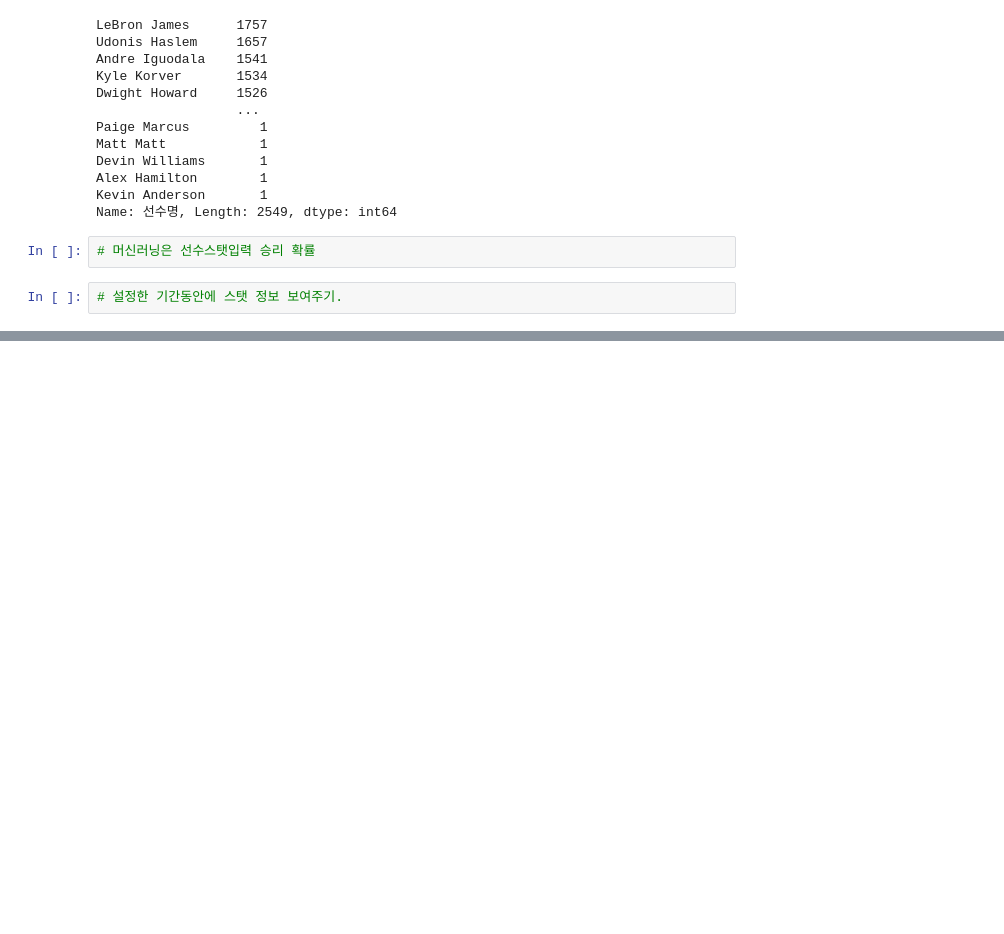
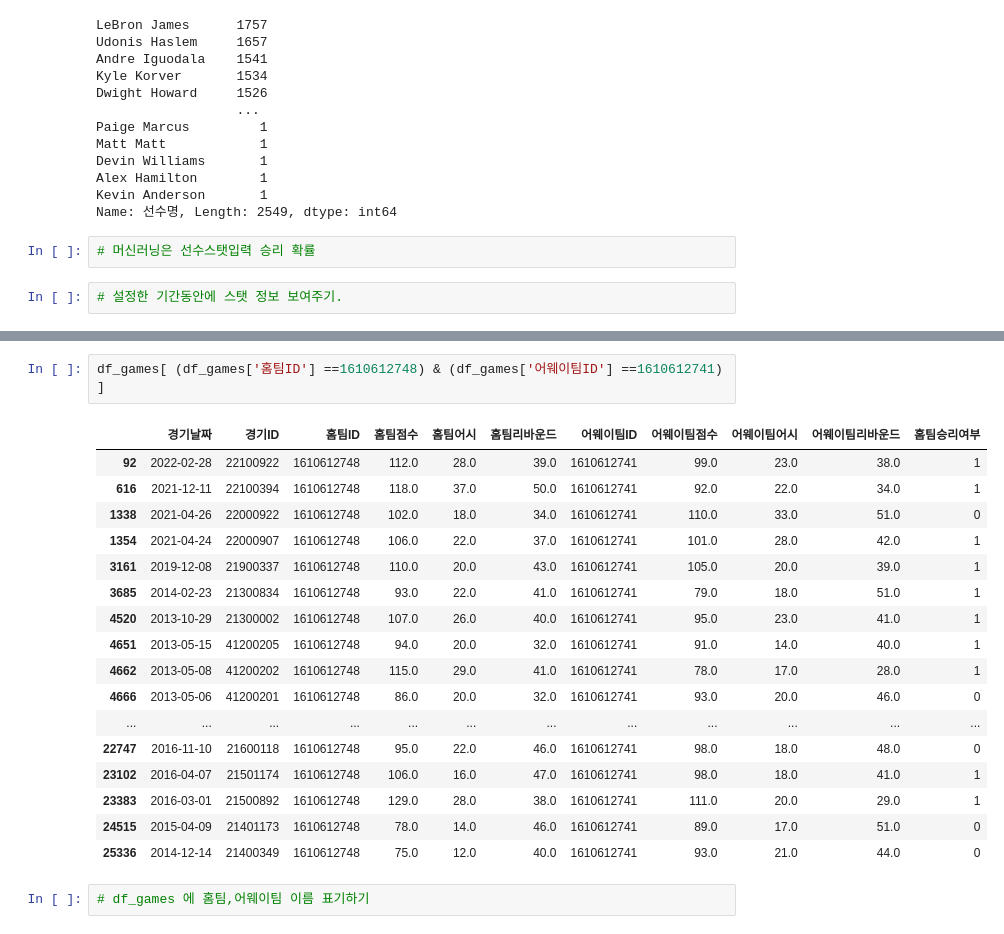
Before and after one commit to JeongUngKim/streamlit_project, a Jupyter notebook: data_analysis.ipynb, the cells around one changed output, grey strips where cells are left out. Saved outputs shown, nothing was run; the diff lists cells and outputs as text; blank space fills up the shorter version.

```diff
--- a/data_analysis.ipynb
+++ b/data_analysis.ipynb
@@ -269,0 +284,22 @@ df_teams.isna().sum()
+# %%
+df_games[ (df_games['홈팀ID'] ==1610612748) & (df_games['어웨이팀ID'] ==1610612741) ]
+# %% [output]
+|  | 경기날짜 | 경기ID | 홈팀ID | 홈팀점수 | 홈팀어시 | 홈팀리바운드 | 어웨이팀ID | 어웨이팀점수 | 어웨이팀어시 | 어웨이팀리바운드 | 홈팀승리여부 |
+| 92 | 2022-02-28 | 22100922 | 1610612748 | 112.0 | 28.0 | 39.0 | 1610612741 | 99.0 | 23.0 | 38.0 | 1 |
+| 616 | 2021-12-11 | 22100394 | 1610612748 | 118.0 | 37.0 | 50.0 | 1610612741 | 92.0 | 22.0 | 34.0 | 1 |
+| 1338 | 2021-04-26 | 22000922 | 1610612748 | 102.0 | 18.0 | 34.0 | 1610612741 | 110.0 | 33.0 | 51.0 | 0 |
+| 1354 | 2021-04-24 | 22000907 | 1610612748 | 106.0 | 22.0 | 37.0 | 1610612741 | 101.0 | 28.0 | 42.0 | 1 |
+| 3161 | 2019-12-08 | 21900337 | 1610612748 | 110.0 | 20.0 | 43.0 | 1610612741 | 105.0 | 20.0 | 39.0 | 1 |
+| 3685 | 2014-02-23 | 21300834 | 1610612748 | 93.0 | 22.0 | 41.0 | 1610612741 | 79.0 | 18.0 | 51.0 | 1 |
+| 4520 | 2013-10-29 | 21300002 | 1610612748 | 107.0 | 26.0 | 40.0 | 1610612741 | 95.0 | 23.0 | 41.0 | 1 |
+| 4651 | 2013-05-15 | 41200205 | 1610612748 | 94.0 | 20.0 | 32.0 | 1610612741 | 91.0 | 14.0 | 40.0 | 1 |
+| 4662 | 2013-05-08 | 41200202 | 1610612748 | 115.0 | 29.0 | 41.0 | 1610612741 | 78.0 | 17.0 | 28.0 | 1 |
+| 4666 | 2013-05-06 | 41200201 | 1610612748 | 86.0 | 20.0 | 32.0 | 1610612741 | 93.0 | 20.0 | 46.0 | 0 |
+| ... | ... | ... | ... | ... | ... | ... | ... | ... | ... | ... | ... |
+| 22747 | 2016-11-10 | 21600118 | 1610612748 | 95.0 | 22.0 | 46.0 | 1610612741 | 98.0 | 18.0 | 48.0 | 0 |
+| 23102 | 2016-04-07 | 21501174 | 1610612748 | 106.0 | 16.0 | 47.0 | 1610612741 | 98.0 | 18.0 | 41.0 | 1 |
+| 23383 | 2016-03-01 | 21500892 | 1610612748 | 129.0 | 28.0 | 38.0 | 1610612741 | 111.0 | 20.0 | 29.0 | 1 |
+| 24515 | 2015-04-09 | 21401173 | 1610612748 | 78.0 | 14.0 | 46.0 | 1610612741 | 89.0 | 17.0 | 51.0 | 0 |
+| 25336 | 2014-12-14 | 21400349 | 1610612748 | 75.0 | 12.0 | 40.0 | 1610612741 | 93.0 | 21.0 | 44.0 | 0 |
+# %%
+# df_games 에 홈팀,어웨이팀 이름 표기하기
```
Also changed, not shown: parts of 33 cells of this notebook, 2 other files.
